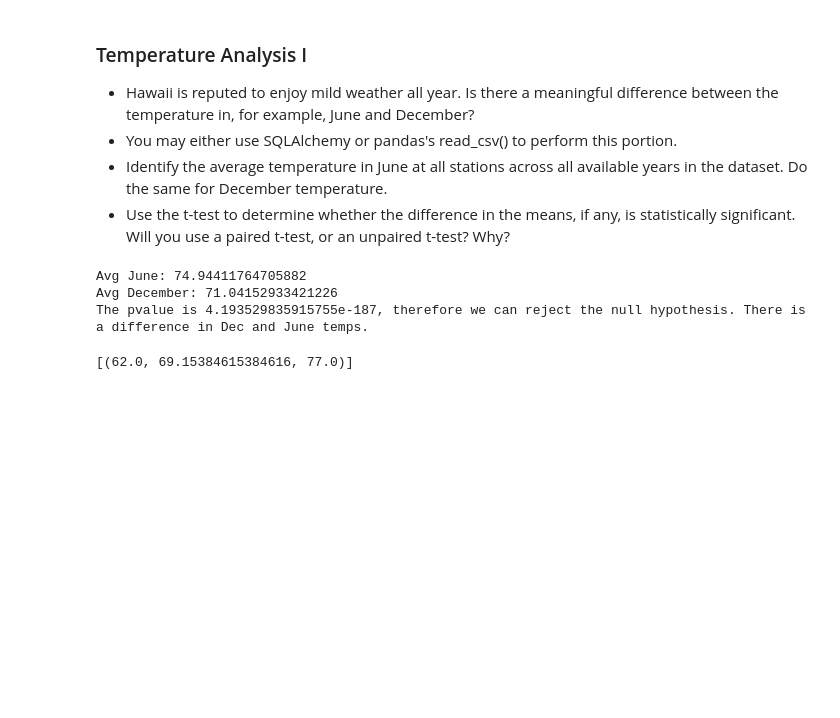
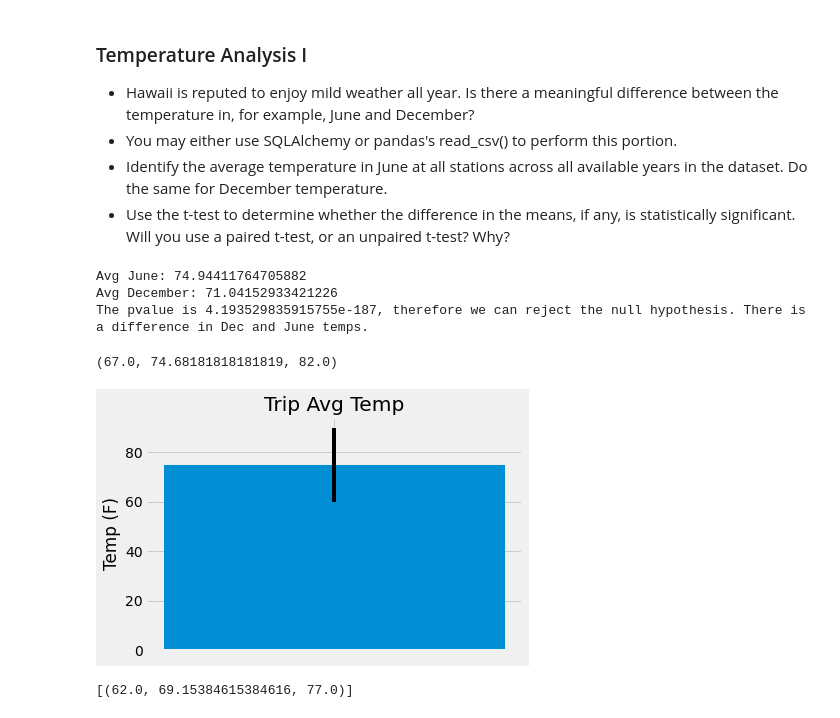
Before and after one commit to MarcyVampQueen/sqlalchemy-challenge, a Jupyter notebook: climate_starter.ipynb, the cells around one changed output. Drawn from its saved outputs; the diff is of its cells as text; code cells hidden in the pictures; blank space fills up the shorter version.

Commit message:
trip temp done for bonus

```diff
--- a/climate_starter.ipynb
+++ b/climate_starter.ipynb
@@ -170,11 +170,23 @@ The pvalue is 4.193529835915755e-187, therefore we can reject the null hypothesi
 # %%
 # Use your previous function `calc_temps` to calculate the tmin, tavg, and tmax
 # for your trip using the previous year's data for those same dates.
+# Trip Dates = 2018-04-07 thru 2018-04-13
+tripTemps = calc_temps('2017-04-07','2017-04-13')[0]
+tripTemps
+# %% [output]
+(67.0, 74.68181818181819, 82.0)
 # %%
 # Plot the results from your previous query as a bar chart.
 # Use "Trip Avg Temp" as your Title
 # Use the average temperature for the y value
 # Use the peak-to-peak (tmax-tmin) value as the y error bar (yerr)
+fig,ax = plt.subplots()
+ax.bar(1,tripTemps[1],yerr=[tripTemps[2]-tripTemps[0]], tick_label='')
+ax.set_title('Trip Avg Temp')
+ax.set_ylabel('Temp (F)')
+plt.show()
+# %% [output]
+[figure, added]
 # %%
 # Calculate the total amount of rainfall per weather station for your trip dates using the previous year's matching dates.
 # Sort this in descending order by precipitation amount and list the station, name, latitude, longitude, and elevation
```
